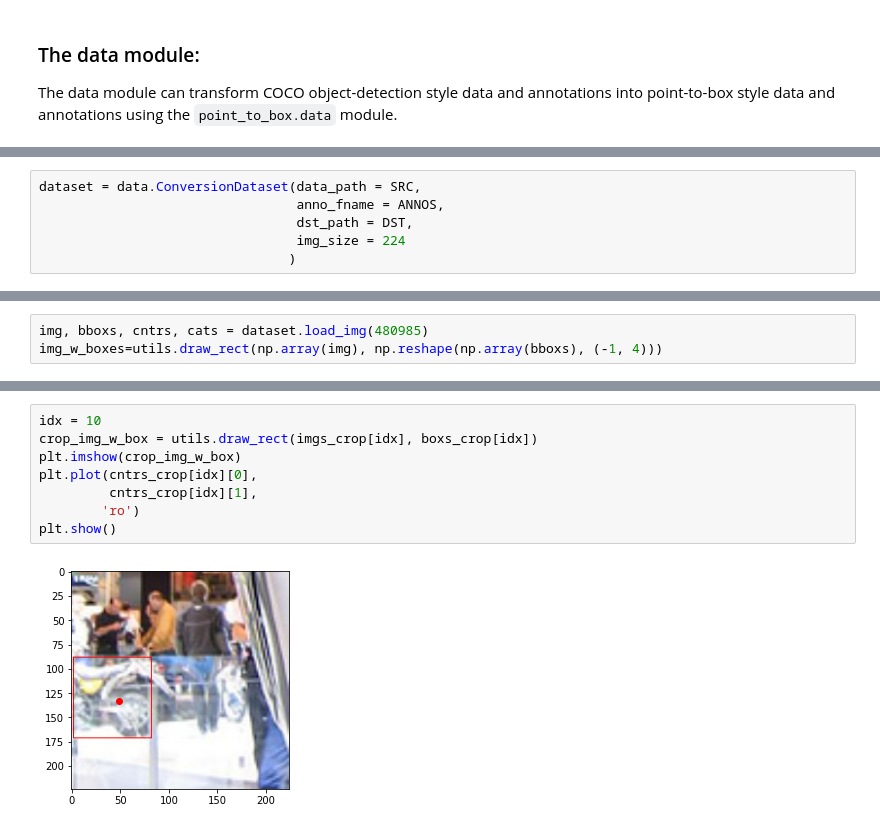
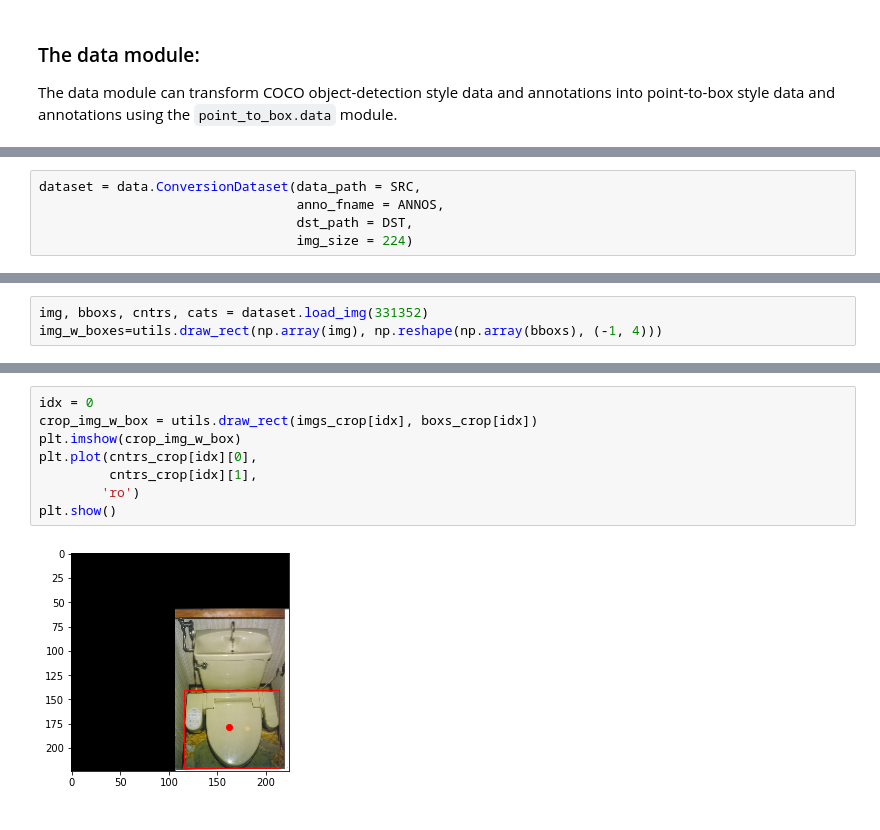
Before and after one commit to BavarianToolbox/point_to_box, a Jupyter notebook: nbs/index.ipynb, the cells around one changed output, grey strips where cells are left out. Saved outputs shown, nothing was run; the diff lists cells and outputs as text.

Commit message:
image cropping locig update

```diff
--- a/nbs/index.ipynb
+++ b/nbs/index.ipynb
@@ -33,7 +34,6 @@ ANNOS = 'instances_val2017.json'
 dataset = data.ConversionDataset(data_path = SRC,
                                  anno_fname = ANNOS,
                                  dst_path = DST,
-                                 img_size = 224
-                                )
+                                 img_size = 224)
 # %% [output]
 loading annotations into memory...
@@ -62,7 +62,7 @@ dataset.coco.getImgIds()
  508602,
  ...]
 # %%
-img, bboxs, cntrs, cats = dataset.load_img(480985)
+img, bboxs, cntrs, cats = dataset.load_img(331352)
 img_w_boxes=utils.draw_rect(np.array(img), np.reshape(np.array(bboxs), (-1, 4)))
 # %%
 plt.imshow(img_w_boxes)
@@ -89,10 +74,10 @@ Box width: 12.730000000000018  Box height: 18.730000000000018
 # %%
-idx = 10
+idx = 0
 crop_img_w_box = utils.draw_rect(imgs_crop[idx], boxs_crop[idx])
 plt.imshow(crop_img_w_box)
 plt.plot(cntrs_crop[idx][0],
          cntrs_crop[idx][1],
         'ro')
 plt.show()
 # %% [output]
-[figure, old version]
+[figure, new version]
```
Also changed, not shown: parts of 4 cells of this notebook, 7 other files.
